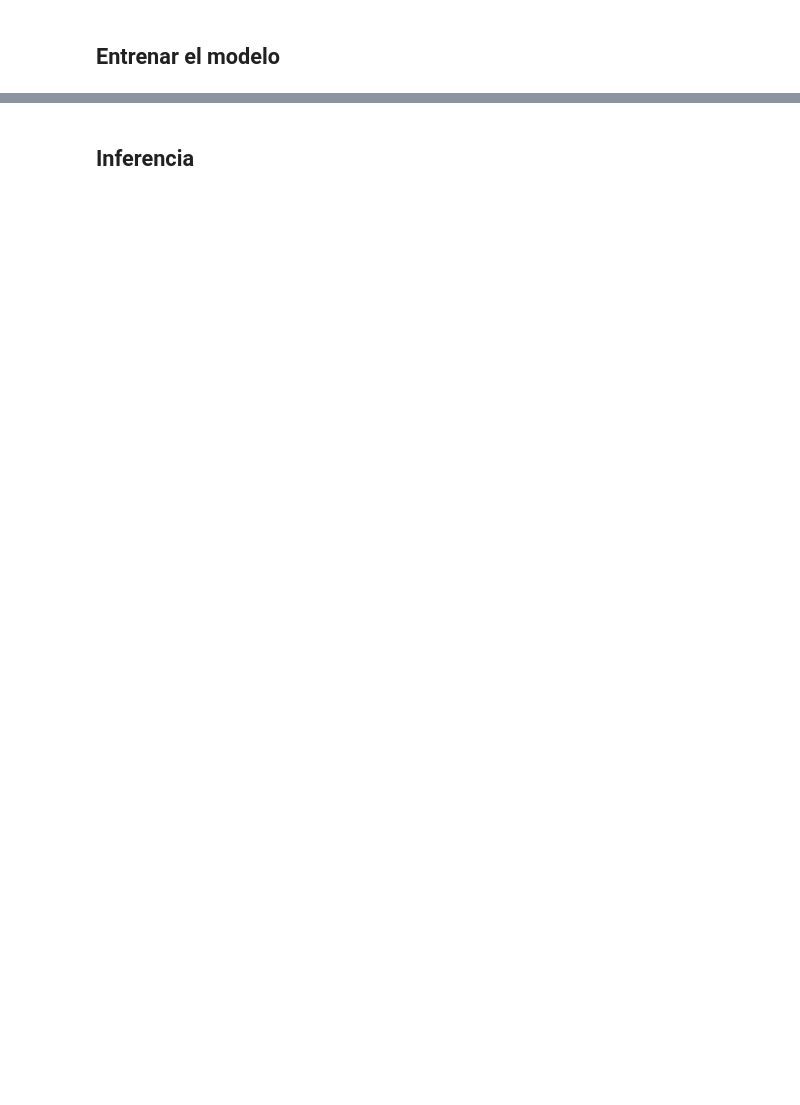
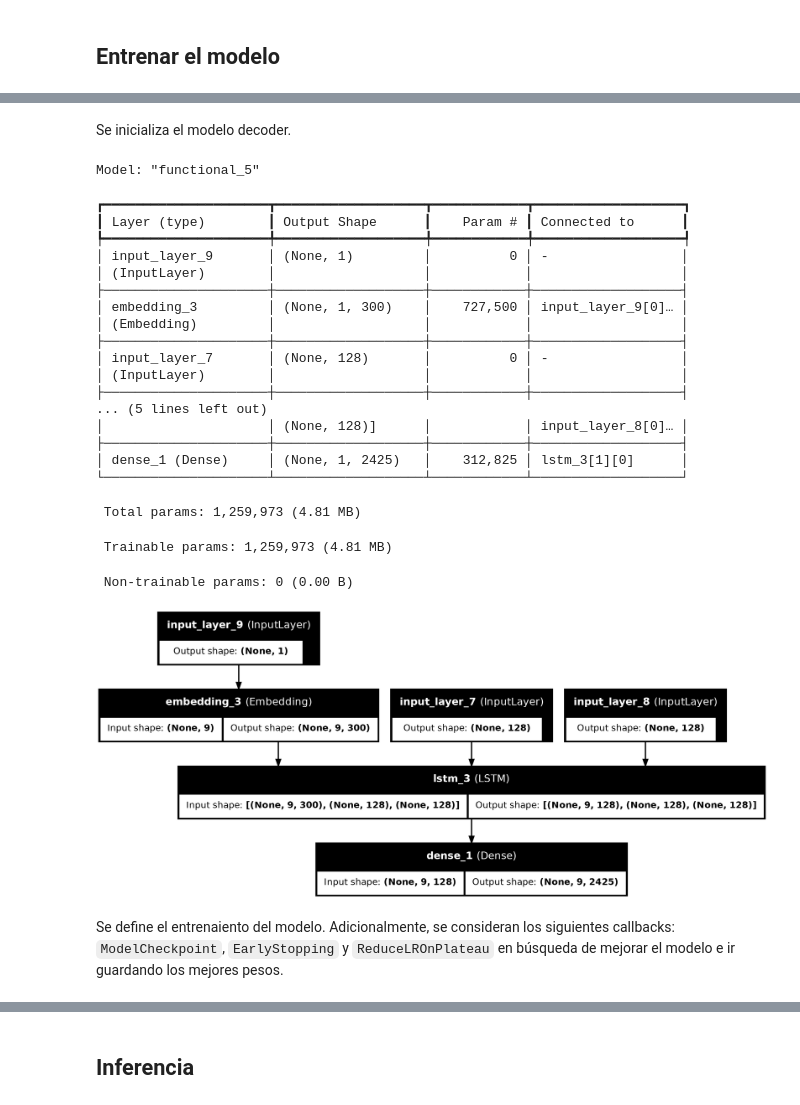
Before and after one commit to ChristianConchari/desafios_nlp, a Jupyter notebook: desafio_4/solution_notebook.ipynb, the cells around one changed output, grey strips where cells are left out. Drawn from its saved outputs; the diff is of its cells as text; code cells hidden in the pictures; blank space fills up the shorter version.

```diff
--- a/desafio_4/solution_notebook.ipynb
+++ b/desafio_4/solution_notebook.ipynb
@@ -422,27 +331,57 @@ encoder_model = Model(encoder_inputs, encoder_states)
+# %% [markdown]
+Se inicializa el modelo decoder.
 # %%
 # Define the decoder's state inputs (from the encoder)
 decoder_state_input_h = Input(shape=(n_units,))
 decoder_state_input_c = Input(shape=(n_units,))
 decoder_states_inputs = [decoder_state_input_h, decoder_state_input_c]
 
 # The decoder will receive one word at a time during inference
 decoder_inputs_single = Input(shape=(1,))
 
 # Use the same embedding layer defined during training
 decoder_inputs_single_x = decoder_embedding_layer(decoder_inputs_single)
 
-# LSTM for one time step with the previous states (initial states from the encoder)
+# LSTM for one time step with the previous states
 decoder_outputs, state_h, state_c = decoder_lstm(decoder_inputs_single_x, initial_state=decoder_states_inputs)
 
-# Updated states will be passed to the next time step
+# Updated states
 decoder_states = [state_h, state_c]
 
-# Dense layer for generating probabilities over the output vocabulary
+# Dense layer
 decoder_outputs = decoder_dense(decoder_outputs)
 
 # Define the decoder inference model
 decoder_model = Model(
     [decoder_inputs_single] + decoder_states_inputs,
     [decoder_outputs] + decoder_states
 )
+
+decoder_model.summary()
+plot_model(decoder_model, to_file='decoder_model_plot.png', show_shapes=True, show_layer_names=True)
+# %% [output]
+Model: "functional_5"
+┏━━━━━━━━━━━━━━━━━━━━━┳━━━━━━━━━━━━━━━━━━━┳━━━━━━━━━━━━┳━━━━━━━━━━━━━━━━━━━┓
+┃ Layer (type)        ┃ Output Shape      ┃    Param # ┃ Connected to      ┃
+┡━━━━━━━━━━━━━━━━━━━━━╇━━━━━━━━━━━━━━━━━━━╇━━━━━━━━━━━━╇━━━━━━━━━━━━━━━━━━━┩
+│ input_layer_9       │ (None, 1)         │          0 │ -                 │
+│ (InputLayer)        │                   │            │                   │
+├─────────────────────┼───────────────────┼────────────┼───────────────────┤
+│ embedding_3         │ (None, 1, 300)    │    727,500 │ input_layer_9[0]… │
+│ (Embedding)         │                   │            │                   │
+├─────────────────────┼───────────────────┼────────────┼───────────────────┤
+│ input_layer_7       │ (None, 128)       │          0 │ -                 │
+│ (InputLayer)        │                   │            │                   │
+├─────────────────────┼───────────────────┼────────────┼───────────────────┤
+... (5 lines left out)
+│                     │ (None, 128)]      │            │ input_layer_8[0]… │
+├─────────────────────┼───────────────────┼────────────┼───────────────────┤
+│ dense_1 (Dense)     │ (None, 1, 2425)   │    312,825 │ lstm_3[1][0]      │
+└─────────────────────┴───────────────────┴────────────┴───────────────────┘
+ Total params: 1,259,973 (4.81 MB)
+ Trainable params: 1,259,973 (4.81 MB)
+ Non-trainable params: 0 (0.00 B)
+[figure, added]
+# %% [markdown]
+Se define el entrenaiento del modelo. Adicionalmente, se consideran los siguientes callbacks: `ModelCheckpoint`, `EarlyStopping` y `ReduceLROnPlateau` en búsqueda de mejorar el modelo e ir guardando los mejores pesos.
 # %%
```
Also changed, not shown: parts of 41 cells of this notebook, 2 other files.
